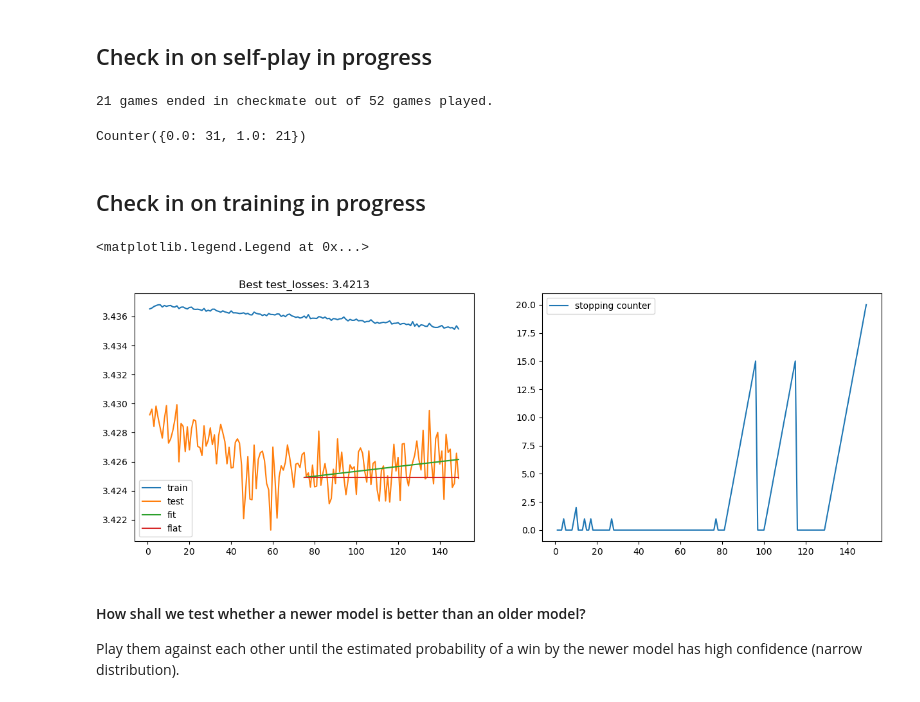
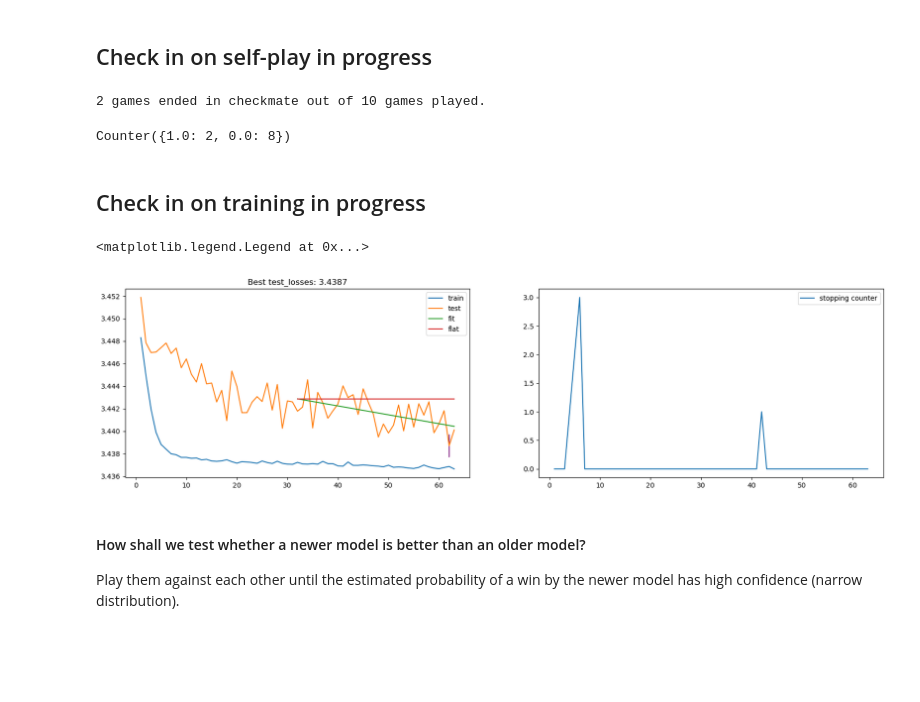
Before and after one commit to Adam-Peaston/chess, a Jupyter notebook: ProgressInspection.ipynb, the cells around one changed output. Cells and saved outputs as stored; diff of their text form; code cells hidden in the pictures; blank space fills up the shorter version.

Commit message:
Discounting historic training rounds

```diff
--- a/ProgressInspection.ipynb
+++ b/ProgressInspection.ipynb
@@ -4,7 +4,7 @@
 import os, pickle
 from collections import Counter
 
-root = os.path.join('data', 'output', 'round_8','self_play')
+root = os.path.join('data', 'output', 'round_3','self_play')
 tournamentfiles = [f for f in os.listdir(root) if f.startswith('tmnt_') and f.endswith('.pkl')]
 agent0_points = []
 agent1_points = []
@@ -29,41 +29,49 @@ for file in tournamentfiles:
 print(f'{len(checkmates)/2:.0f} games ended in checkmate out of {len(tournamentfiles)*2:.0f} games played.')
 Counter(agent0_points)
 # %% [output]
-21 games ended in checkmate out of 52 games played.
+2 games ended in checkmate out of 10 games played.
-Counter({0.0: 31, 1.0: 21})
+Counter({1.0: 2, 0.0: 8})
 # %% [markdown]
 ## Check in on training in progress
 # %%
 import os, pickle
 import numpy as np
 import matplotlib.pyplot as plt
+import matplotlib.patches as patches
 
-with open(os.path.join('data', 'output', 'round_7','report.pkl'), 'rb') as pkl:
+with open(os.path.join('data', 'output', 'round_2','report.pkl'), 'rb') as pkl:
     report = pickle.load(pkl)
 
 epochs, train_losses, test_losses, slopes, counters = zip(*report)
 
 X = np.linspace(len(test_losses) - len(epochs), len(test_losses), len(test_losses)//2)
 y = np.array(test_losses[-len(X):])
 slope = ((X-X.mean())*(y-y.mean())).sum()/(((X-X.mean())**2).sum()) # Slope of best fit line
 intercept = y.mean() - slope * X.mean()
 
 X_ = [len(test_losses) - len(X), len(test_losses)]
 y_ = [intercept, slope * len(test_losses) + intercept]
 y__ = [intercept, intercept]
 
-fig, axs = plt.subplots(nrows=1, ncols=2, figsize=(15,5))
+best_test_loss = min(test_losses)
+circle_centre_x = [e for e,l in zip(epochs,test_losses) if l==best_test_loss][0]
+circle_centre_y = best_test_loss
+circle_radius = 0.001
+circle = patches.Circle((circle_centre_x, circle_centre_y), circle_radius, edgecolor='purple', facecolor='none')
+
+fig, axs = plt.subplots(nrows=1, ncols=2, figsize=(20,5))
 axs[0].plot(epochs, train_losses, label='train')
 axs[0].plot(epochs, test_losses, label='test')
 axs[0].plot(X_, y_, label='fit')
 axs[0].plot(X_, y__, label='flat')
+axs[0].add_patch(circle)
 axs[0].set_title(f'Best test_losses: {min(test_losses):.4f}')
 axs[0].legend()
 axs[1].plot(epochs, counters, label='stopping counter')
 axs[1].legend()
 # %% [output]
 <matplotlib.legend.Legend at 0x...>
-[figure, old version]
+[figure, new version]
 # %% [markdown]
 #### How shall we test whether a newer model is better than an older model?
 Play them against each other until the estimated probability of a win by the newer model has high confidence (narrow distribution).
```
Also changed, not shown: 56 other files.
